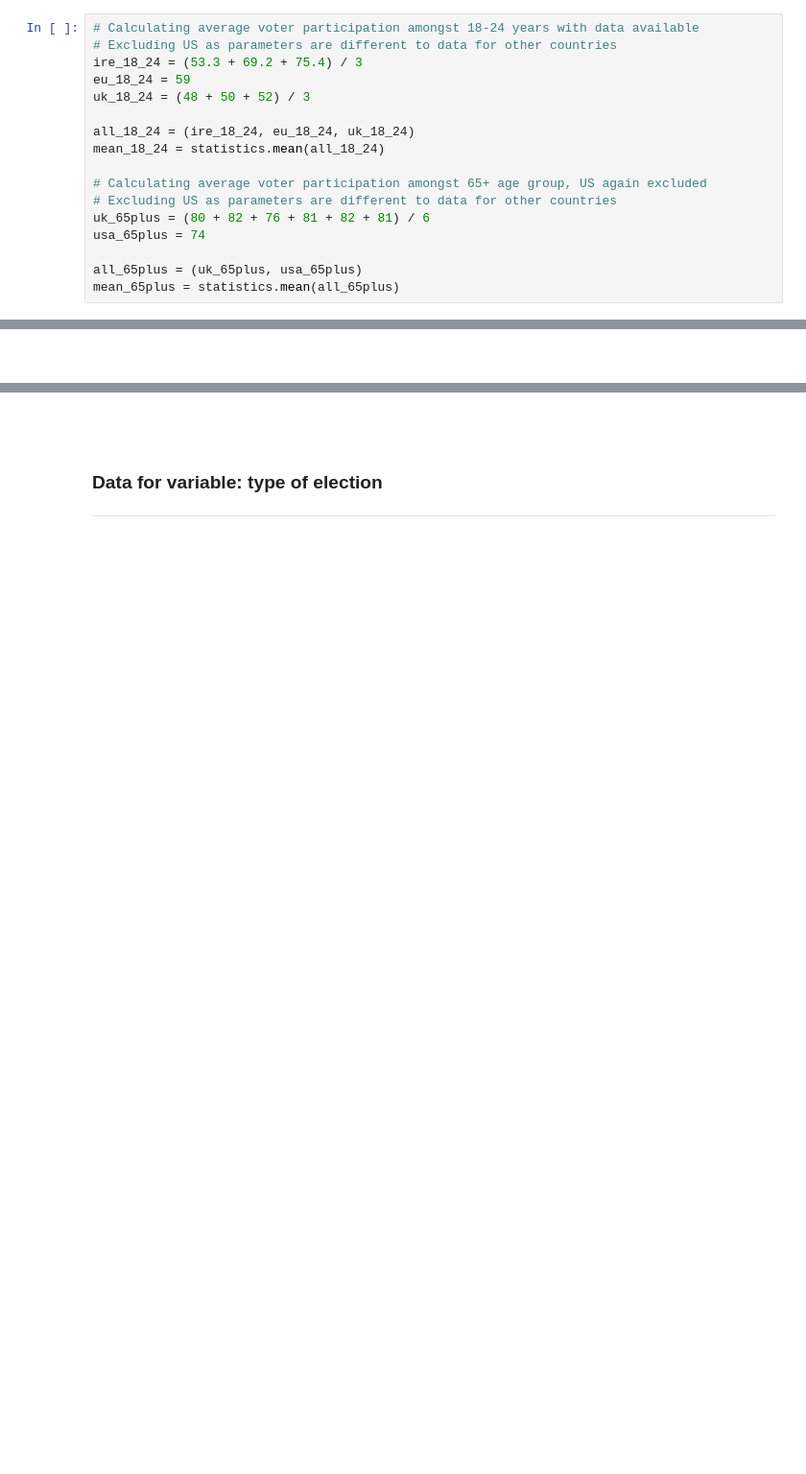
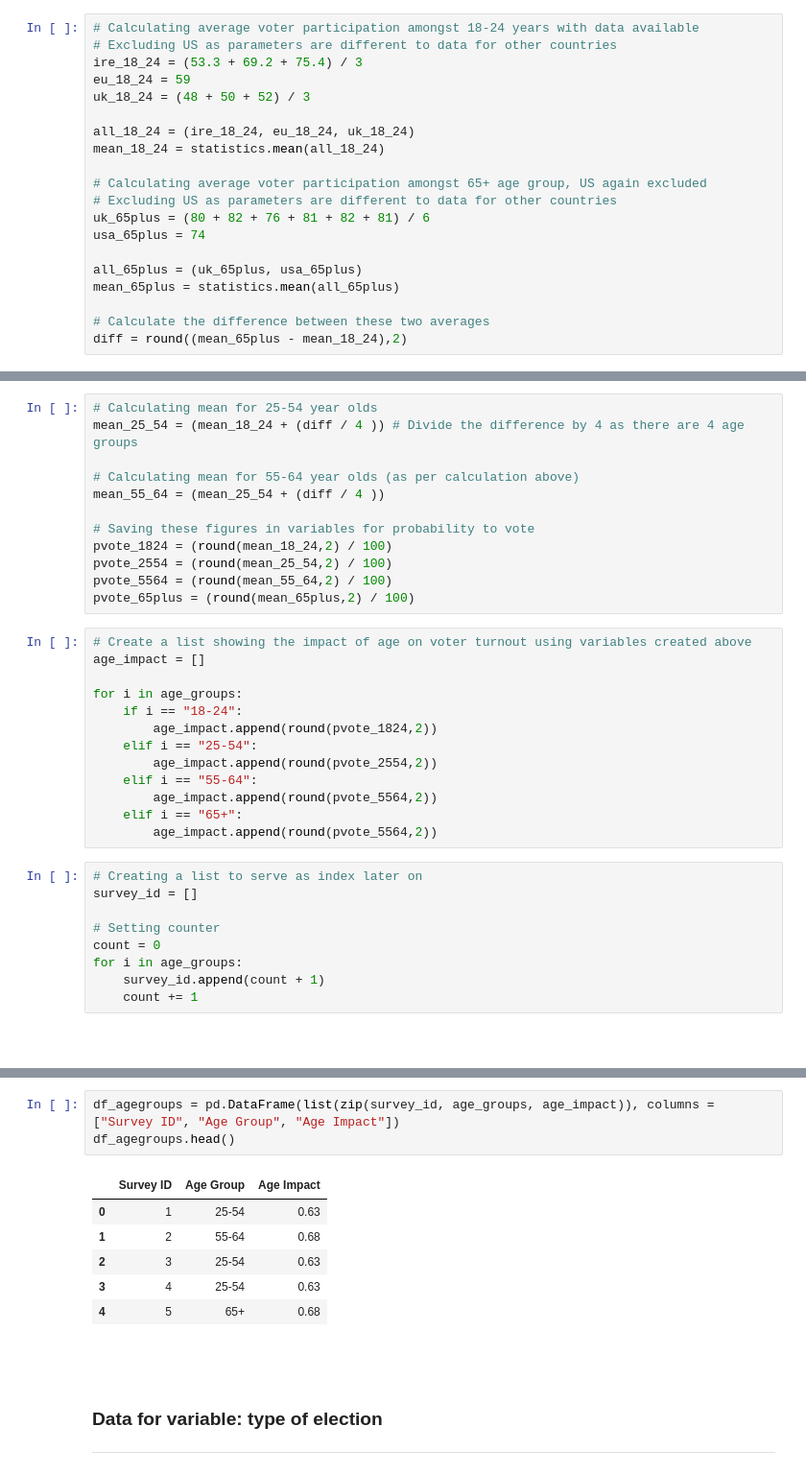
Before and after one commit to G00398258/progda_project, a Jupyter notebook: progda_project.ipynb, the cells around one changed output, grey strips where cells are left out. Shown: that part at 96% size. Cells and saved outputs as stored; diff of their text form; blank space fills up the shorter version.

```diff
--- a/progda_project.ipynb
+++ b/progda_project.ipynb
@@ -363,3 +433,6 @@ usa_65plus = 74
 
 all_65plus = (uk_65plus, usa_65plus)
 mean_65plus = statistics.mean(all_65plus)
+
+# Calculate the difference between these two averages
+diff = round((mean_65plus - mean_18_24),2)
@@ -395,2 +439,36 @@ Age 65+ = 0.7717
+# %%
+# Calculating mean for 25-54 year olds
+mean_25_54 = (mean_18_24 + (diff / 4 )) # Divide the difference by 4 as there are 4 age groups
+
+# Calculating mean for 55-64 year olds (as per calculation above)
+mean_55_64 = (mean_25_54 + (diff / 4 ))
+
+# Saving these figures in variables for probability to vote
+pvote_1824 = (round(mean_18_24,2) / 100)
+pvote_2554 = (round(mean_25_54,2) / 100)
+pvote_5564 = (round(mean_55_64,2) / 100)
+pvote_65plus = (round(mean_65plus,2) / 100)
+# %%
+# Create a list showing the impact of age on voter turnout using variables created above
+age_impact = []
+
+for i in age_groups:
+    if i == "18-24":
+        age_impact.append(round(pvote_1824,2))
+    elif i == "25-54":
+        age_impact.append(round(pvote_2554,2))
+    elif i == "55-64":
+        age_impact.append(round(pvote_5564,2))
+    elif i == "65+":
+        age_impact.append(round(pvote_5564,2))
+# %%
+# Creating a list to serve as index later on
+survey_id = []
+
+# Setting counter
+count = 0
+for i in age_groups:
+    survey_id.append(count + 1)
+    count += 1
 # %% [markdown]
 <br>
@@ -475,3 +477,13 @@ array(['55-64', '55-64', '55-64', '18-24', '25-54', '25-54', '25-54',
+# %%
+df_agegroups = pd.DataFrame(list(zip(survey_id, age_groups, age_impact)), columns = ["Survey ID", "Age Group", "Age Impact"])
+df_agegroups.head()
+# %% [output]
+|  | Survey ID | Age Group | Age Impact |
+| 0 | 1 | 25-54 | 0.63 |
+| 1 | 2 | 55-64 | 0.68 |
+| 2 | 3 | 25-54 | 0.63 |
+| 3 | 4 | 25-54 | 0.63 |
+| 4 | 5 | 65+ | 0.68 |
 # %% [markdown]
 <BR>
 # %% [markdown]
```
Also changed, not shown: parts of 72 cells of this notebook.
